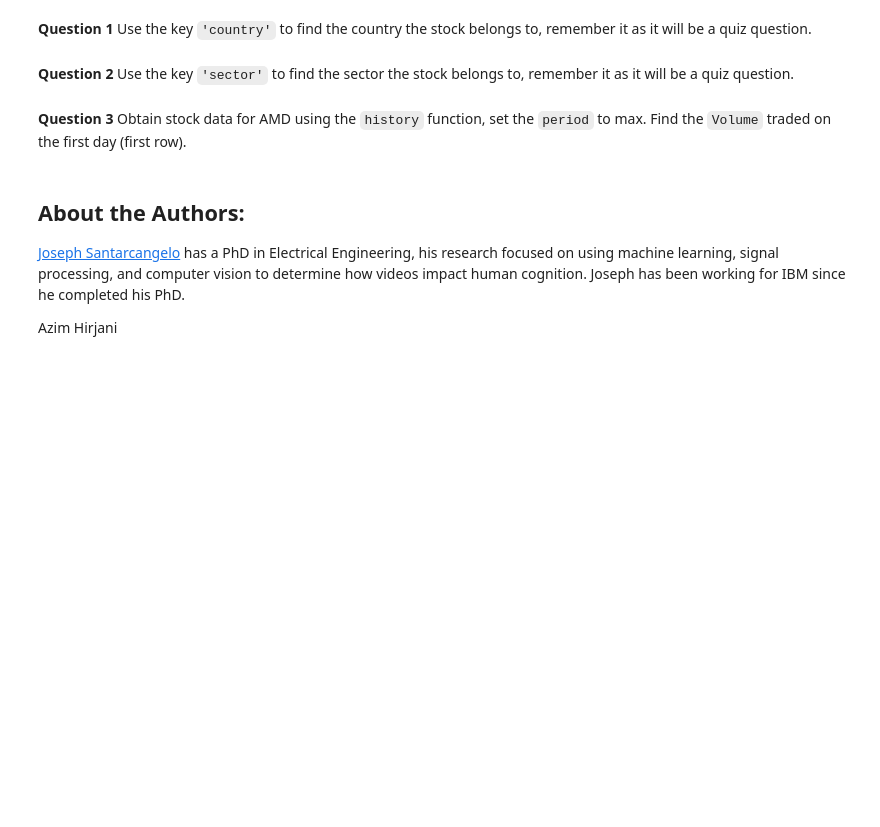
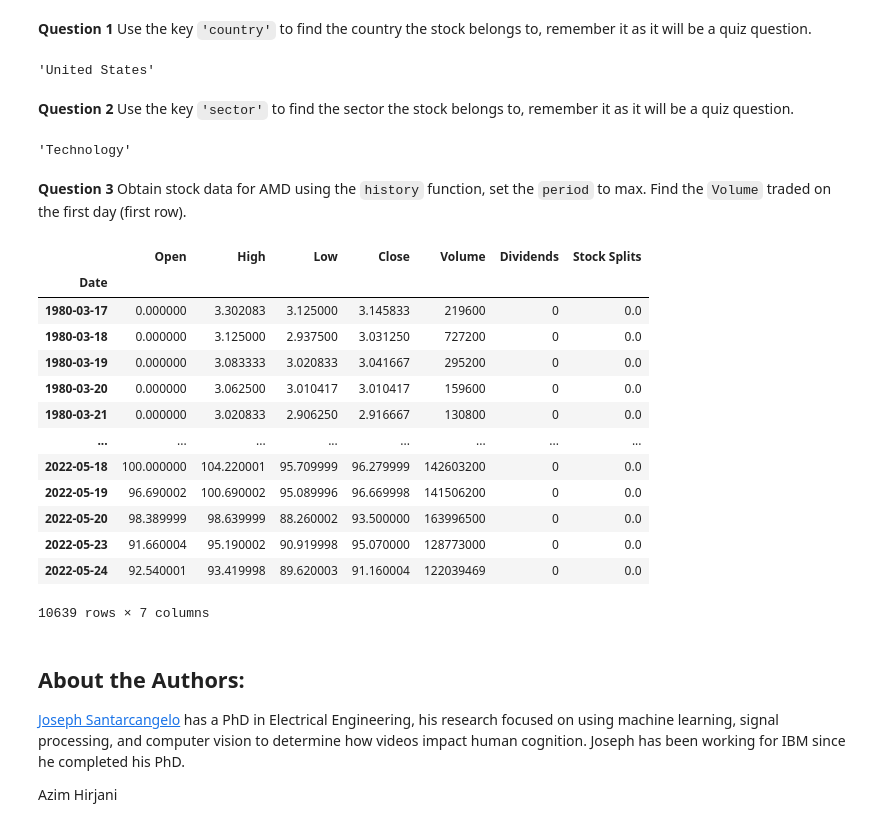
Before and after one commit to tdcforonda/IBM-Data-Science, a Jupyter notebook: Course 5 - Python Project for Data Science/Final_Assignment Library.ipynb, the cells around one changed output. Saved outputs shown, nothing was run; the diff lists cells and outputs as text; code cells hidden in the pictures; blank space fills up the shorter version.

```diff
--- a/Course 5 - Python Project for Data Science/Final_Assignment Library.ipynb
+++ b/Course 5 - Python Project for Data Science/Final_Assignment Library.ipynb
@@ -102,12 +150,39 @@ apple.dividends.plot()
 ## Exercise
 # %% [markdown]
 Now using the `Ticker` module create an object for AMD (Advanced Micro Devices) with the ticker symbol is `AMD` called; name the object <code>amd</code>.
+# %%
+amd = yf.Ticker("AMD")
 # %% [markdown]
 <b>Question 1</b> Use the key  <code>'country'</code> to find the country the stock belongs to, remember it as it will be a quiz question.
+# %%
+amd.info["country"]
+# %% [output]
+'United States'
 # %% [markdown]
 <b>Question 2</b> Use the key  <code>'sector'</code> to find the sector the stock belongs to, remember it as it will be a quiz question.
+# %%
+amd.info["sector"]
+# %% [output]
+'Technology'
 # %% [markdown]
 <b>Question 3</b> Obtain stock data for AMD using the `history` function, set the `period` to max. Find the `Volume` traded on the first day (first row).
+# %%
+amd.history(period="max")
+# %% [output]
+|  | Open | High | Low | Close | Volume | Dividends | Stock Splits |
+| Date |  |  |  |  |  |  |  |
+| 1980-03-17 | 0.000000 | 3.302083 | 3.125000 | 3.145833 | 219600 | 0 | 0.0 |
+| 1980-03-18 | 0.000000 | 3.125000 | 2.937500 | 3.031250 | 727200 | 0 | 0.0 |
+| 1980-03-19 | 0.000000 | 3.083333 | 3.020833 | 3.041667 | 295200 | 0 | 0.0 |
+| 1980-03-20 | 0.000000 | 3.062500 | 3.010417 | 3.010417 | 159600 | 0 | 0.0 |
+| 1980-03-21 | 0.000000 | 3.020833 | 2.906250 | 2.916667 | 130800 | 0 | 0.0 |
+| ... | ... | ... | ... | ... | ... | ... | ... |
+| 2022-05-18 | 100.000000 | 104.220001 | 95.709999 | 96.279999 | 142603200 | 0 | 0.0 |
+| 2022-05-19 | 96.690002 | 100.690002 | 95.089996 | 96.669998 | 141506200 | 0 | 0.0 |
+| 2022-05-20 | 98.389999 | 98.639999 | 88.260002 | 93.500000 | 163996500 | 0 | 0.0 |
+| 2022-05-23 | 91.660004 | 95.190002 | 90.919998 | 95.070000 | 128773000 | 0 | 0.0 |
+| 2022-05-24 | 92.540001 | 93.419998 | 89.620003 | 91.160004 | 122039469 | 0 | 0.0 |
+10639 rows × 7 columns
 # %% [markdown]
 <h2>About the Authors:</h2>
 
```
Also changed, not shown: parts of 6 cells of this notebook, 2 other files.
